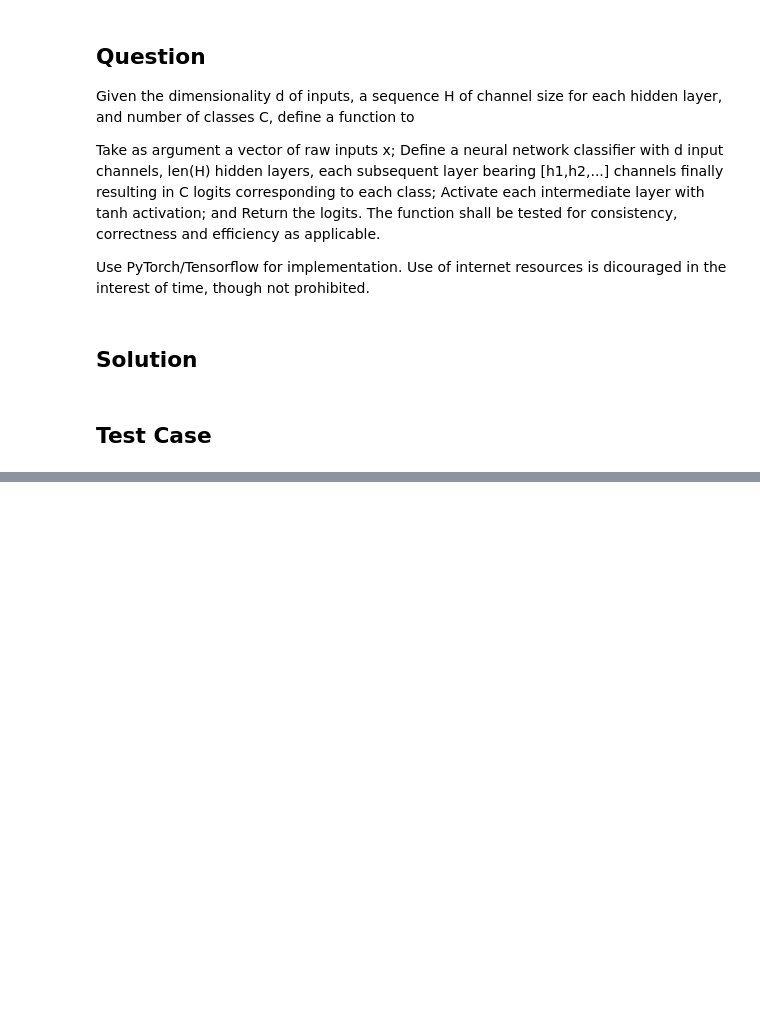
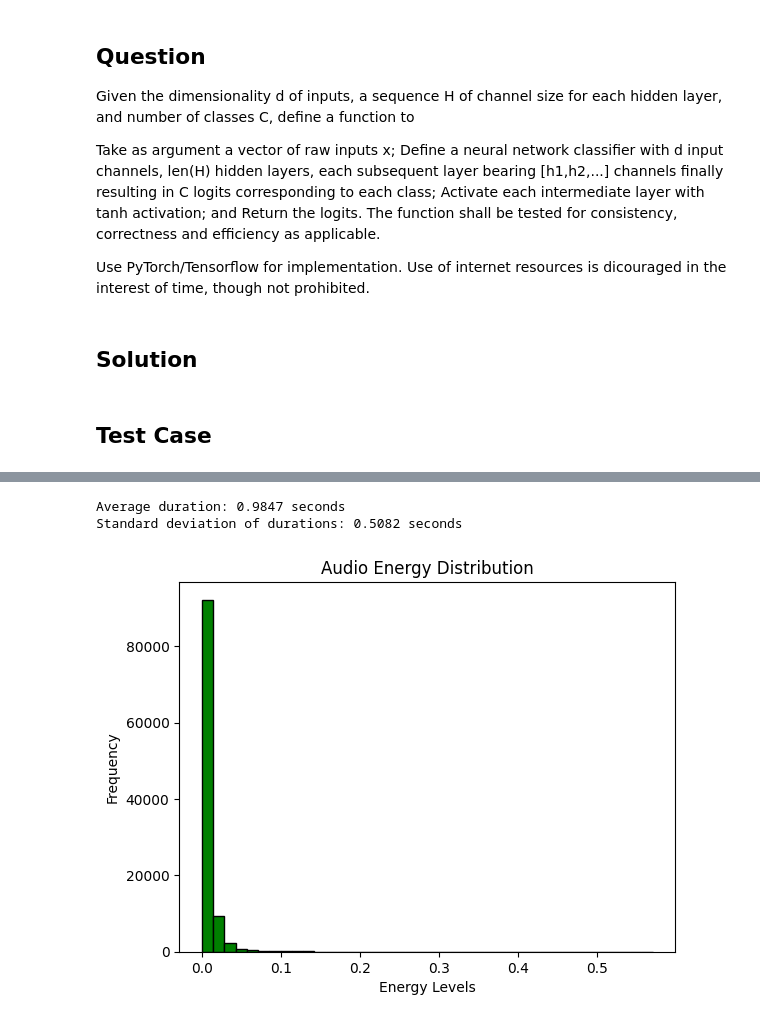
Before and after one commit to shaifire06/102116040-SESS-LE1, a Jupyter notebook: 102116040_ShaifaliThakur.ipynb, the cells around one changed output, grey strips where cells are left out. Cells and saved outputs as stored; diff of their text form; code cells hidden in the pictures; blank space fills up the shorter version.

```diff
--- a/102116040_ShaifaliThakur.ipynb
+++ b/102116040_ShaifaliThakur.ipynb
@@ -44,0 +84,8 @@ y_hat.size()
+# %%
+category_counts = {
+    category: len(os.listdir(os.path.join(audio_dataset, category)))
+    for category in folders if os.path.isdir(os.path.join(audio_dataset, category)) and category not in ['.config', '.ipynb_checkpoints']
+}
+
+for category, count in category_counts.items():
+    print(f"Category: {category} - Total Files: {count}")
@@ -44,0 +110,34 @@ y_hat.size()
+# %%
+clip_durations = []
+for category in folders:
+    for audio_file in os.listdir(os.path.join(audio_dataset, category)):
+        if audio_file.endswith('.wav'):
+            audio_data, sample_rate = librosa.load(os.path.join(audio_dataset, category, audio_file), sr=16000)
+            clip_durations.append(len(audio_data) / sample_rate)
+
+average_duration = np.mean(clip_durations)
+std_dev_duration = np.std(clip_durations)
+
+print(f"Average duration: {average_duration:.4f} seconds")
+print(f"Standard deviation of durations: {std_dev_duration:.4f} seconds")
+# %% [output]
+Average duration: 0.9847 seconds
+Standard deviation of durations: 0.5082 seconds
+# %%
+audio_energies = []
+for category in folders:
+    for audio_file in os.listdir(os.path.join(audio_dataset, category)):
+        if audio_file.endswith('.wav'):
+            audio_data, sample_rate = librosa.load(os.path.join(audio_dataset, category, audio_file), sr=16000)
+            audio_energy = np.sum(audio_data ** 2) / len(audio_data)
+            audio_energies.append(audio_energy)
+# %%
+import matplotlib.pyplot as plt
+
+plt.hist(audio_energies, bins=40, color='green', edgecolor='black')
+plt.title("Audio Energy Distribution")
+plt.xlabel("Energy Levels")
+plt.ylabel("Frequency")
+plt.show()
+# %% [output]
+[figure, added]
```
Also changed, not shown: parts of 13 cells of this notebook.
